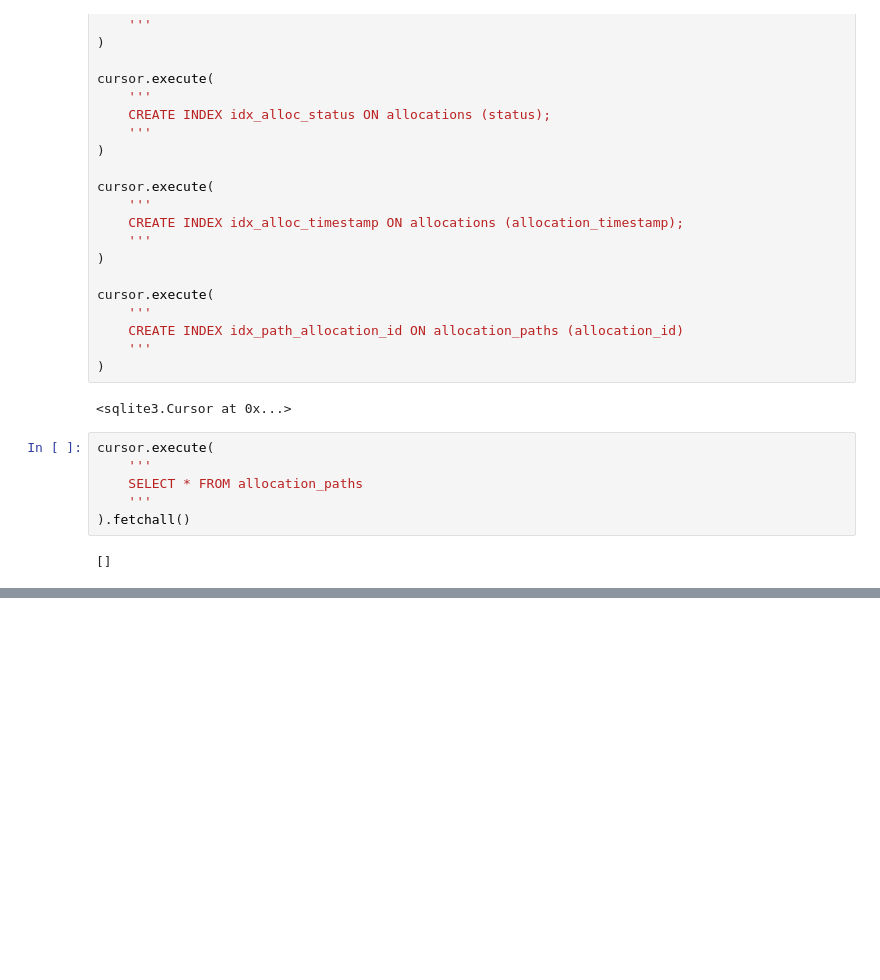
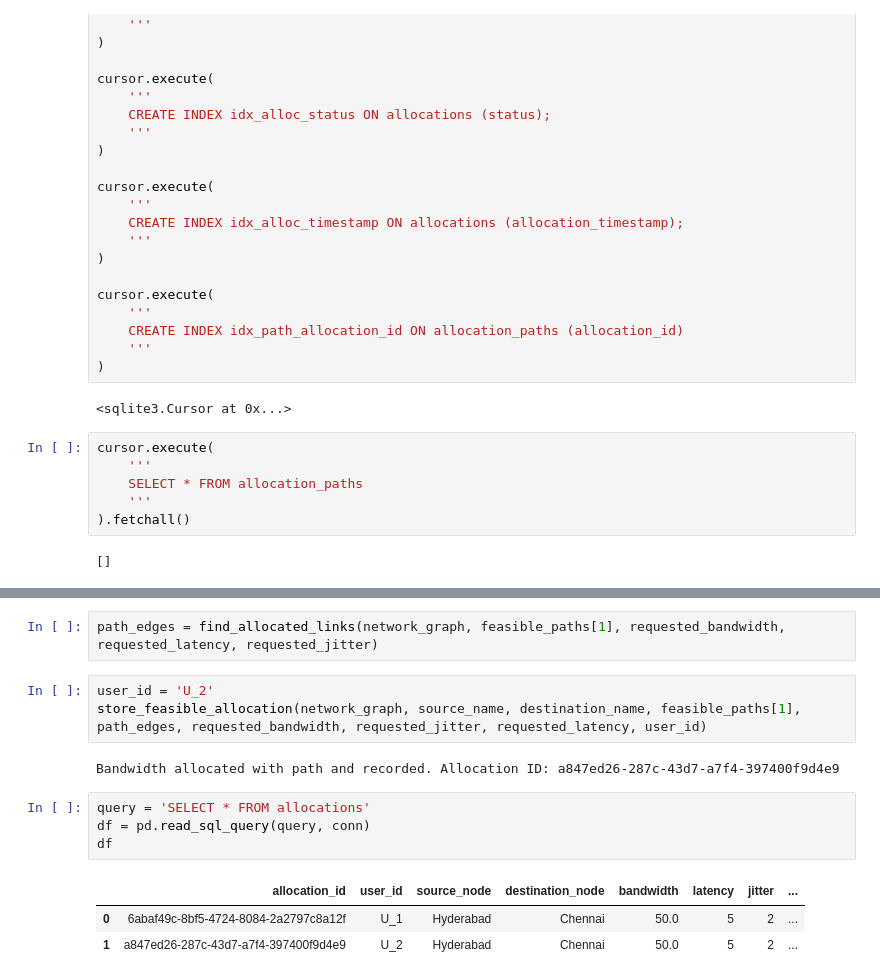
Before and after one commit to Narasim/Python_DLDS, a Jupyter notebook: AgenticAI_Graphs_HumanInLoop.ipynb, the cells around one changed output, grey strips where cells are left out. Cells and saved outputs as stored; diff of their text form; blank space fills up the shorter version.

```diff
--- a/AgenticAI_Graphs_HumanInLoop.ipynb
+++ b/AgenticAI_Graphs_HumanInLoop.ipynb
@@ -302,0 +400,15 @@ def store_allocation(network_graph, source_name, destination_name, best_path, ba
+# %%
+path_edges = find_allocated_links(network_graph, feasible_paths[1], requested_bandwidth, requested_latency, requested_jitter)
+# %%
+user_id = 'U_2'
+store_feasible_allocation(network_graph, source_name, destination_name, feasible_paths[1], path_edges, requested_bandwidth, requested_jitter, requested_latency, user_id)
+# %% [output]
+Bandwidth allocated with path and recorded. Allocation ID: a847ed26-287c-43d7-a7f4-397400f9d4e9
+# %%
+query = 'SELECT * FROM allocations'
+df = pd.read_sql_query(query, conn)
+df
+# %% [output]
+|  | allocation_id | user_id | source_node | destination_node | bandwidth | latency | jitter | ... |
+| 0 | 6abaf49c-8bf5-4724-8084-2a2797c8a12f | U_1 | Hyderabad | Chennai | 50.0 | 5 | 2 | ... |
+| 1 | a847ed26-287c-43d7-a7f4-397400f9d4e9 | U_2 | Hyderabad | Chennai | 50.0 | 5 | 2 | ... |
```
Also changed, not shown: parts of 14 cells of this notebook.
